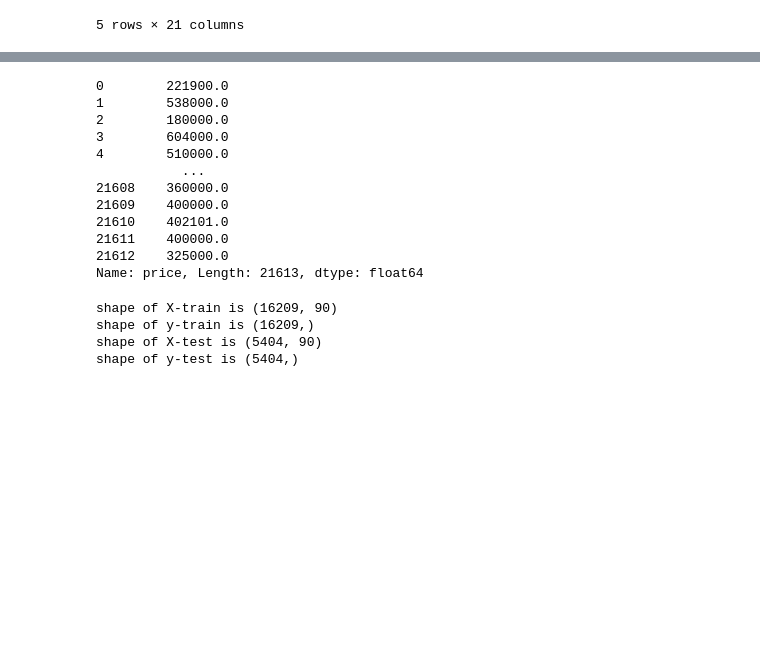
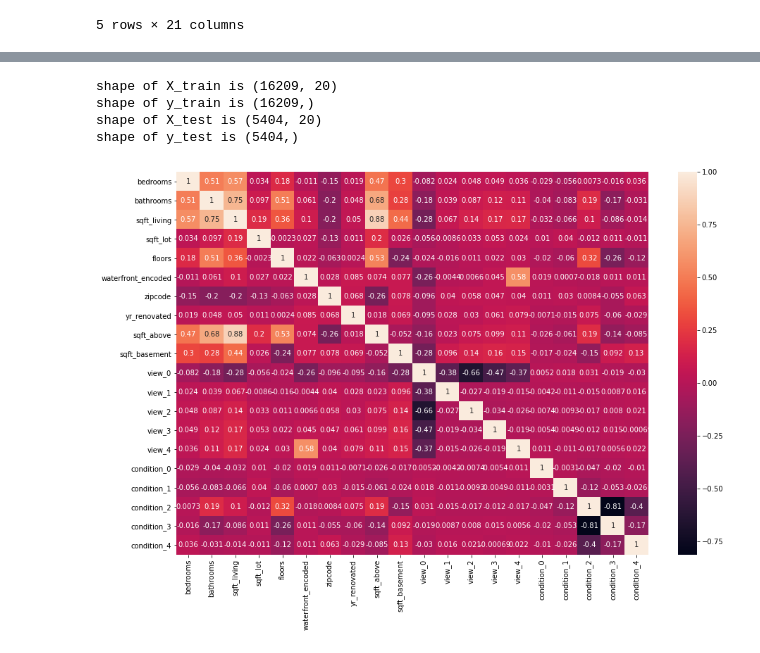
Before and after one commit to rahulakrish/linear_regression, a Jupyter notebook: phase2_project.ipynb, the cells around one changed output, grey strips where cells are left out. Cells and saved outputs as stored; diff of their text form; code cells hidden in the pictures; blank space fills up the shorter version.

```diff
--- a/phase2_project.ipynb
+++ b/phase2_project.ipynb
@@ -151,4 +154,7 @@ array([[0.],
 # %%
 # Replacing the original waterfront values with the encoded values
 data['waterfront'] = waterfront_encoded
+# %%
+# renaming the waterfront column
+data.rename(columns = {'waterfront':'waterfront_encoded'},inplace = True)
 # %% [markdown]
@@ -226,5 +221,6 @@ data.head()
 # %%
 # appending the view_encoded_df to the datadf
+data.drop('view',axis=1,inplace=True)
 data = pd.concat([data,view_encoded_df],axis=1)
 data.head()
 # %% [output]
@@ -353,4 +313,0 @@ data.head()
-# %%
-#appending to the original df
-data=pd.concat([data,year_encoded_df],axis=1)
-data.head()
@@ -387,0 +333,4 @@ memory usage: 14.8 MB
+# %%
+#imputing the median value
+median = data['sqft_above'].median()
+data['sqft_above'].fillna(median,inplace=True)
@@ -392,15 +360,0 @@ y = df['price']
-# %%
-y
-# %% [output]
-0        221900.0
-1        538000.0
-2        180000.0
-3        604000.0
-4        510000.0
-           ...
-21608    360000.0
-21609    400000.0
-21610    402101.0
-21611    400000.0
-21612    325000.0
-Name: price, Length: 21613, dtype: float64
@@ -407,16 +365,19 @@ Name: price, Length: 21613, dtype: float64
 # %%
-# splitting the data into train and test sets
-from sklearn.model_selection import train_test_split
-
-X_train,X_test,y_train,y_test = train_test_split(X,y,random_state=50)
-
-#checking the shape
-print(f'shape of X-train is {X_train.shape}')
-print(f'shape of y-train is {y_train.shape}')
-print(f'shape of X-test is {X_test.shape}')
-print(f'shape of y-test is {y_test.shape}')
+# checking the shape of the datasets
+print(f'shape of X_train is {X_train.shape}')
+print(f'shape of y_train is {y_train.shape}')
+print(f'shape of X_test is {X_test.shape}')
+print(f'shape of y_test is {y_test.shape}')
 # %% [output]
-shape of X-train is (16209, 90)
-shape of y-train is (16209,)
-shape of X-test is (5404, 90)
-shape of y-test is (5404,)
+shape of X_train is (16209, 20)
+shape of y_train is (16209,)
+shape of X_test is (5404, 20)
+shape of y_test is (5404,)
+# %%
+# visualizing co-realtion values
+fig,ax = plt.subplots(figsize=(15,10))
+
+corr = X_train.corr()
+sns.heatmap(corr,annot=True,ax=ax);
+# %% [output]
+[figure, added]
```
Also changed, not shown: parts of 22 cells of this notebook.
